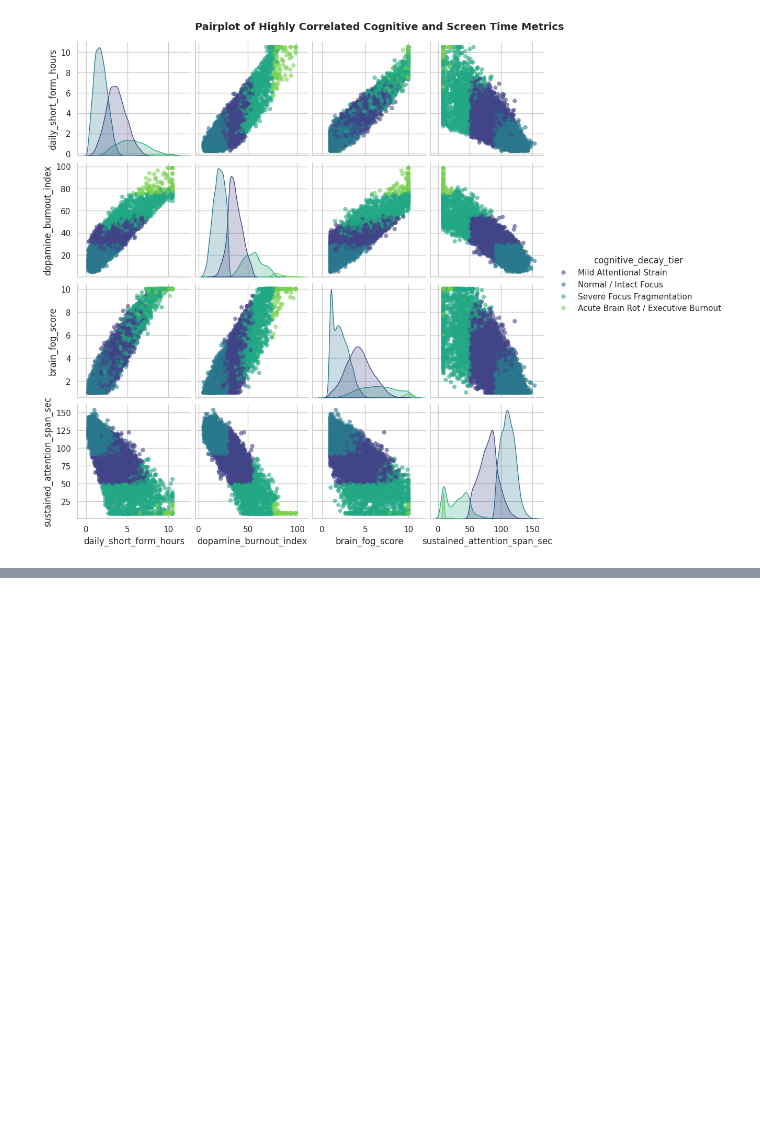
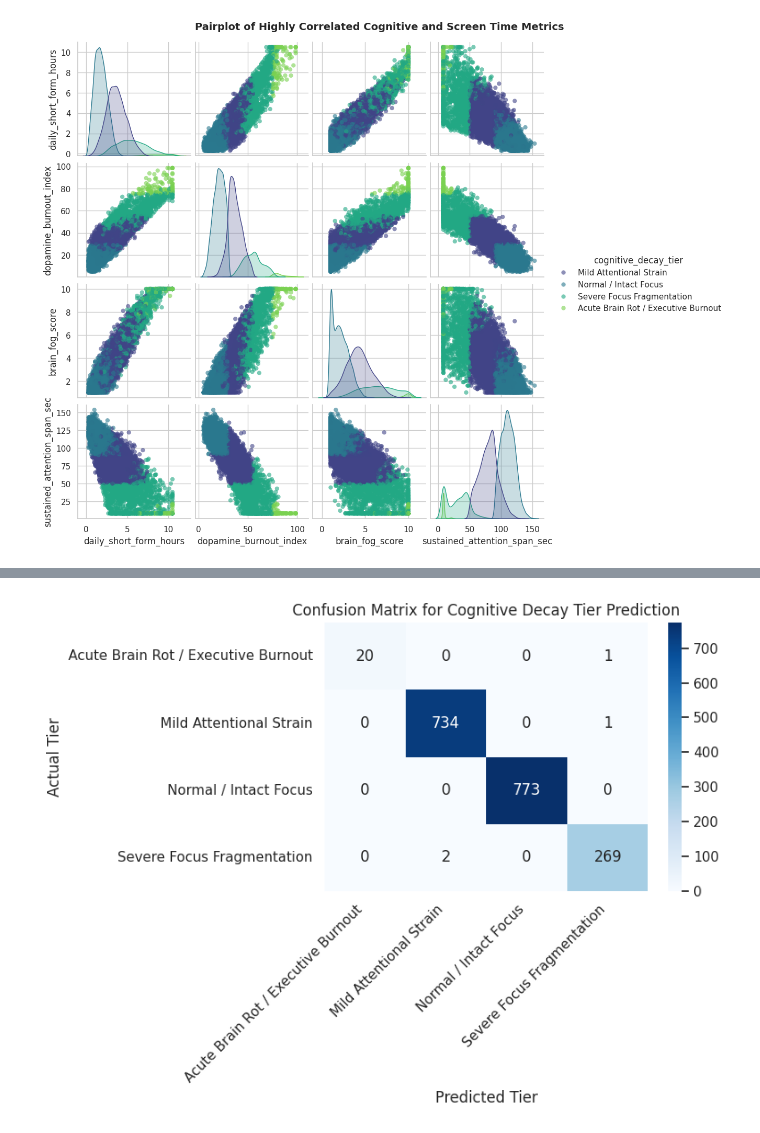
Before and after one commit to kxrrym03/Brain-rot-cognitive-decay, a Jupyter notebook: Brain_Rot_cognitive_decay.ipynb, the cells around one changed output, grey strips where cells are left out. Cells and saved outputs as stored; diff of their text form; code cells hidden in the pictures; blank space fills up the shorter version.

```diff
--- a/Brain_Rot_cognitive_decay.ipynb
+++ b/Brain_Rot_cognitive_decay.ipynb
@@ -259,0 +262,27 @@ plt.show()
+# %%
+from sklearn.model_selection import train_test_split
+from sklearn.ensemble import RandomForestClassifier
+from sklearn.metrics import classification_report, accuracy_score, confusion_matrix
+
+# Identify numeric features
+numeric_features = df.select_dtypes(include=['number']).columns.tolist()
+
+# Define features and target
+X = df[numeric_features]
+y = df['cognitive_decay_tier']
+
+# Split into train and test sets
+X_train, X_test, y_train, y_test = train_test_split(X, y, test_size=0.2, random_state=42, stratify=y)
+
+# Initialize and train Random Forest Classifier
+clf = RandomForestClassifier(random_state=42, n_estimators=100)
+clf.fit(X_train, y_train)
+
+# Make predictions
+y_pred = clf.predict(X_test)
+
+# Evaluate performance
+accuracy = accuracy_score(y_test, y_pred)
+print(f"Model Accuracy: {accuracy:.4f}\n")
+print("Classification Report:")
+print(classification_report(y_test, y_pred))
@@ -259,0 +303,13 @@ plt.show()
+# %%
+# Plot the Confusion Matrix
+plt.figure(figsize=(8, 6))
+cm = confusion_matrix(y_test, y_pred, labels=clf.classes_)
+sns.heatmap(cm, annot=True, fmt='d', cmap='Blues', xticklabels=clf.classes_, yticklabels=clf.classes_)
+plt.title('Confusion Matrix for Cognitive Decay Tier Prediction')
+plt.ylabel('Actual Tier')
+plt.xlabel('Predicted Tier')
+plt.xticks(rotation=45, ha='right')
+plt.tight_layout()
+plt.show()
+# %% [output]
+[figure, added]
```
Also changed, not shown: parts of 3 cells of this notebook.
